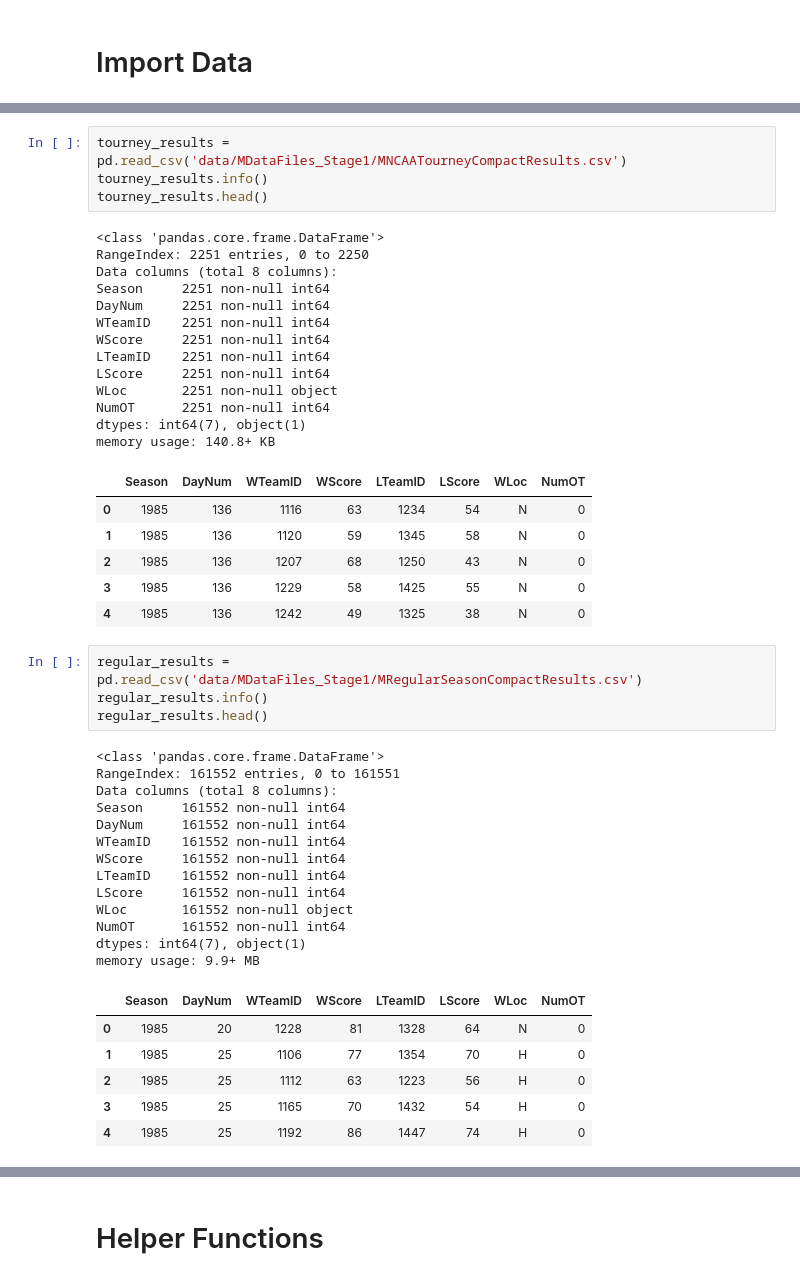
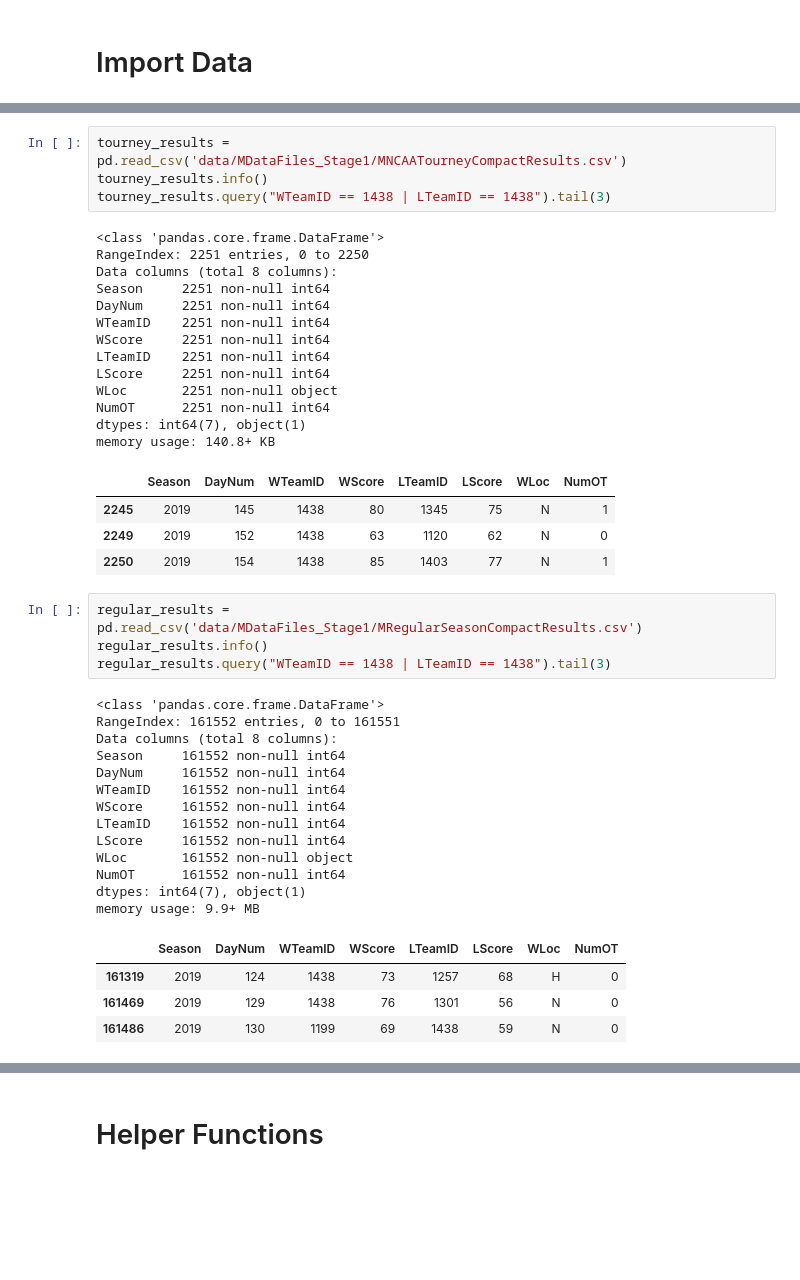
Before and after one commit to nyjgary/march-madness-2020, a Jupyter notebook: March-Madness-2020.ipynb, the cells around one changed output, grey strips where cells are left out. Drawn from its saved outputs; the diff is of its cells as text; blank space fills up the shorter version.

```diff
--- a/March-Madness-2020.ipynb
+++ b/March-Madness-2020.ipynb
@@ -63,7 +49,7 @@ memory usage: 53.7+ KB
 # %%
 tourney_results = pd.read_csv('data/MDataFiles_Stage1/MNCAATourneyCompactResults.csv')
 tourney_results.info()
-tourney_results.head()
+tourney_results.query("WTeamID == 1438 | LTeamID == 1438").tail(3)
 # %% [output]
 <class 'pandas.core.frame.DataFrame'>
 RangeIndex: 2251 entries, 0 to 2250
@@ -79,35 +65,31 @@ NumOT      2251 non-null int64
 dtypes: int64(7), object(1)
 memory usage: 140.8+ KB
 |  | Season | DayNum | WTeamID | WScore | LTeamID | LScore | WLoc | NumOT |
-| 0 | 1985 | 136 | 1116 | 63 | 1234 | 54 | N | 0 |
-| 1 | 1985 | 136 | 1120 | 59 | 1345 | 58 | N | 0 |
-| 2 | 1985 | 136 | 1207 | 68 | 1250 | 43 | N | 0 |
-| 3 | 1985 | 136 | 1229 | 58 | 1425 | 55 | N | 0 |
-| 4 | 1985 | 136 | 1242 | 49 | 1325 | 38 | N | 0 |
+| 2245 | 2019 | 145 | 1438 | 80 | 1345 | 75 | N | 1 |
+| 2249 | 2019 | 152 | 1438 | 63 | 1120 | 62 | N | 0 |
+| 2250 | 2019 | 154 | 1438 | 85 | 1403 | 77 | N | 1 |
 # %%
 regular_results = pd.read_csv('data/MDataFiles_Stage1/MRegularSeasonCompactResults.csv')
 regular_results.info()
-regular_results.head()
+regular_results.query("WTeamID == 1438 | LTeamID == 1438").tail(3)
 # %% [output]
 <class 'pandas.core.frame.DataFrame'>
 RangeIndex: 161552 entries, 0 to 161551
 Data columns (total 8 columns):
 Season     161552 non-null int64
 DayNum     161552 non-null int64
 WTeamID    161552 non-null int64
 WScore     161552 non-null int64
 LTeamID    161552 non-null int64
 LScore     161552 non-null int64
 WLoc       161552 non-null object
 NumOT      161552 non-null int64
 dtypes: int64(7), object(1)
 memory usage: 9.9+ MB
 |  | Season | DayNum | WTeamID | WScore | LTeamID | LScore | WLoc | NumOT |
-| 0 | 1985 | 20 | 1228 | 81 | 1328 | 64 | N | 0 |
-| 1 | 1985 | 25 | 1106 | 77 | 1354 | 70 | H | 0 |
-| 2 | 1985 | 25 | 1112 | 63 | 1223 | 56 | H | 0 |
-| 3 | 1985 | 25 | 1165 | 70 | 1432 | 54 | H | 0 |
-| 4 | 1985 | 25 | 1192 | 86 | 1447 | 74 | H | 0 |
+| 161319 | 2019 | 124 | 1438 | 73 | 1257 | 68 | H | 0 |
+| 161469 | 2019 | 129 | 1438 | 76 | 1301 | 56 | N | 0 |
+| 161486 | 2019 | 130 | 1199 | 69 | 1438 | 59 | N | 0 |
 # %%
 public_rankings = pd.read_csv('data/MDataFiles_Stage1/MMasseyOrdinals.csv')
 public_rankings.info()
```
Also changed, not shown: parts of 45 cells of this notebook.
